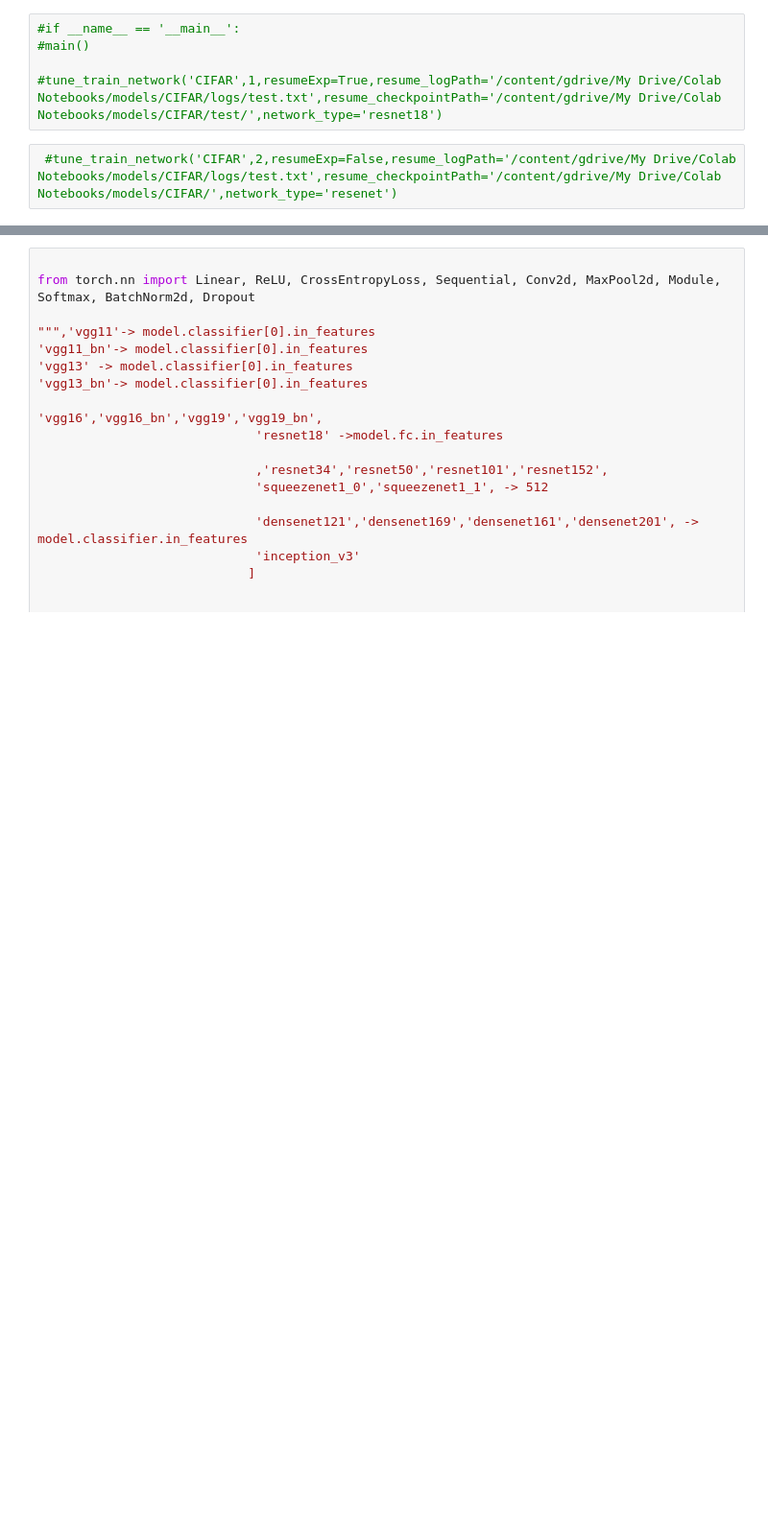
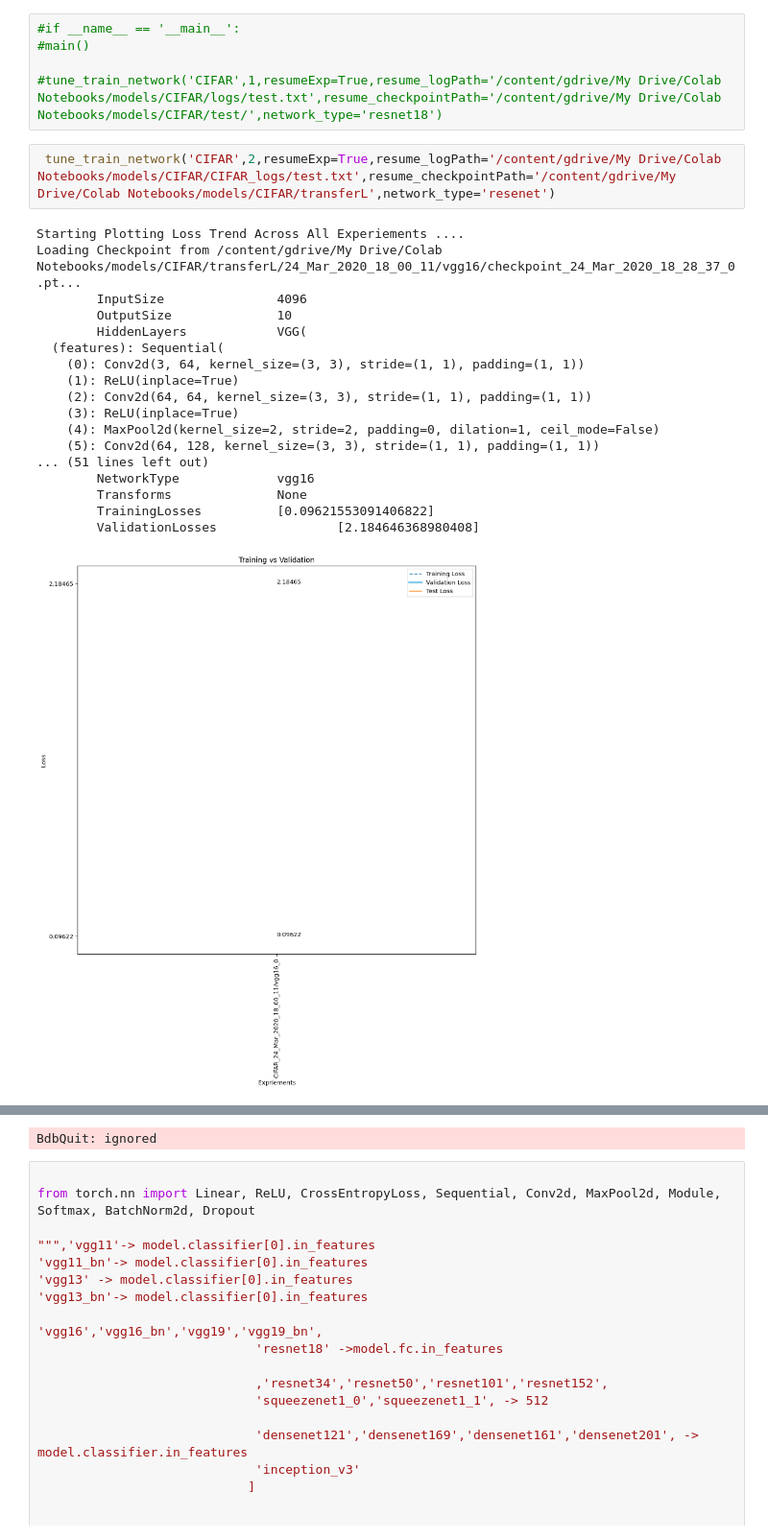
Before and after one commit to iceman011/mydeeplearning, a Jupyter notebook: ez_deep.ipynb, the cells around one changed output, grey strips where cells are left out. Shown at 96% size. Drawn from its saved outputs; the diff is of its cells as text; blank space fills up the shorter version.

```diff
--- a/ez_deep.ipynb
+++ b/ez_deep.ipynb
@@ -1681,4 +1695,23 @@ def main():
 
 #tune_train_network('CIFAR',1,resumeExp=True,resume_logPath='/content/gdrive/My Drive/Colab Notebooks/models/CIFAR/logs/test.txt',resume_checkpointPath='/content/gdrive/My Drive/Colab Notebooks/models/CIFAR/test/',network_type='resnet18')
 # %%
- #tune_train_network('CIFAR',2,resumeExp=False,resume_logPath='/content/gdrive/My Drive/Colab Notebooks/models/CIFAR/logs/test.txt',resume_checkpointPath='/content/gdrive/My Drive/Colab Notebooks/models/CIFAR/',network_type='resenet')
+ tune_train_network('CIFAR',2,resumeExp=True,resume_logPath='/content/gdrive/My Drive/Colab Notebooks/models/CIFAR/CIFAR_logs/test.txt',resume_checkpointPath='/content/gdrive/My Drive/Colab Notebooks/models/CIFAR/transferL',network_type='resenet')
+# %% [output]
+Starting Plotting Loss Trend Across All Experiements ....
+Loading Checkpoint from /content/gdrive/My Drive/Colab Notebooks/models/CIFAR/transferL/24_Mar_2020_18_00_11/vgg16/checkpoint_24_Mar_2020_18_28_37_0.pt...
+        InputSize               4096
+        OutputSize              10
+        HiddenLayers            VGG(
+  (features): Sequential(
+    (0): Conv2d(3, 64, kernel_size=(3, 3), stride=(1, 1), padding=(1, 1))
+    (1): ReLU(inplace=True)
+    (2): Conv2d(64, 64, kernel_size=(3, 3), stride=(1, 1), padding=(1, 1))
+    (3): ReLU(inplace=True)
+    (4): MaxPool2d(kernel_size=2, stride=2, padding=0, dilation=1, ceil_mode=False)
+    (5): Conv2d(64, 128, kernel_size=(3, 3), stride=(1, 1), padding=(1, 1))
+... (51 lines left out)
+        NetworkType             vgg16
+        Transforms              None
+        TrainingLosses          [0.09621553091406822]
+        ValidationLosses                [2.184646368980408]
+[figure, added]
@@ -1685,3 +1735,4 @@ def main():
+BdbQuit: ignored
 # %%
 
 from torch.nn import Linear, ReLU, CrossEntropyLoss, Sequential, Conv2d, MaxPool2d, Module, Softmax, BatchNorm2d, Dropout
```
Also changed, not shown: parts of 3 cells of this notebook.
